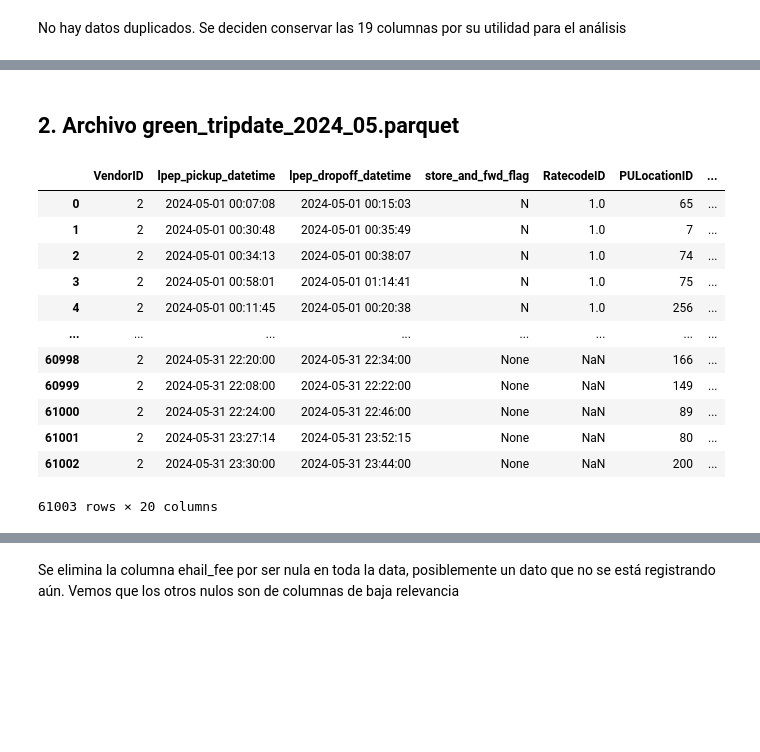
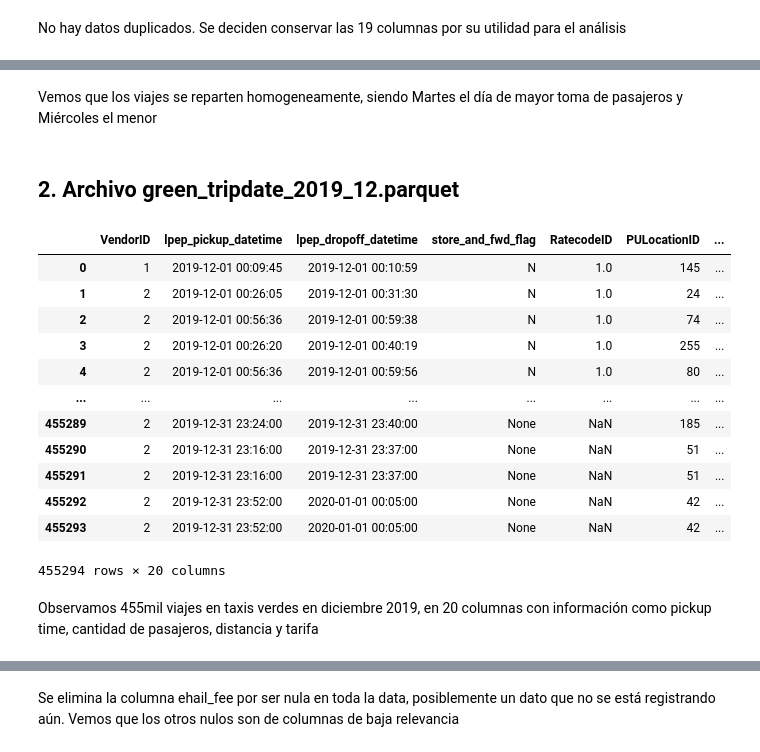
Before and after one commit to ISadir/PF_Data_Science, a Jupyter notebook: notebooks/EDA2.ipynb, the cells around one changed output, grey strips where cells are left out. Drawn from its saved outputs; the diff is of its cells as text; code cells hidden in the pictures; blank space fills up the shorter version.

```diff
--- a/notebooks/EDA2.ipynb
+++ b/notebooks/EDA2.ipynb
@@ -83,22 +252,26 @@ No hay datos duplicados. Se deciden conservar las 19 columnas por su utilidad pa
+# %% [markdown]
+Vemos que los viajes se reparten homogeneamente, siendo Martes el día de mayor toma de pasajeros y Miércoles el menor
 # %% [markdown]
-## 2. Archivo green_tripdate_2024_05.parquet
+## 2. Archivo green_tripdate_2019_12.parquet
 # %%
-df2 = pd.read_parquet(r'C:\Users\migue\OneDrive\Escritorio\Datasets Taxi\green_tripdata_2024-05.parquet', engine='pyarrow')
+df2 = pd.read_parquet(r'C:\Users\migue\Downloads\green_tripdata_2019-12.parquet', engine='pyarrow')
 df2
 # %% [output]
 |  | VendorID | lpep_pickup_datetime | lpep_dropoff_datetime | store_and_fwd_flag | RatecodeID | PULocationID | ... |
-| 0 | 2 | 2024-05-01 00:07:08 | 2024-05-01 00:15:03 | N | 1.0 | 65 | ... |
-| 1 | 2 | 2024-05-01 00:30:48 | 2024-05-01 00:35:49 | N | 1.0 | 7 | ... |
-| 2 | 2 | 2024-05-01 00:34:13 | 2024-05-01 00:38:07 | N | 1.0 | 74 | ... |
-| 3 | 2 | 2024-05-01 00:58:01 | 2024-05-01 01:14:41 | N | 1.0 | 75 | ... |
-| 4 | 2 | 2024-05-01 00:11:45 | 2024-05-01 00:20:38 | N | 1.0 | 256 | ... |
+| 0 | 1 | 2019-12-01 00:09:45 | 2019-12-01 00:10:59 | N | 1.0 | 145 | ... |
+| 1 | 2 | 2019-12-01 00:26:05 | 2019-12-01 00:31:30 | N | 1.0 | 24 | ... |
+| 2 | 2 | 2019-12-01 00:56:36 | 2019-12-01 00:59:38 | N | 1.0 | 74 | ... |
+| 3 | 2 | 2019-12-01 00:26:20 | 2019-12-01 00:40:19 | N | 1.0 | 255 | ... |
+| 4 | 2 | 2019-12-01 00:56:36 | 2019-12-01 00:59:56 | N | 1.0 | 80 | ... |
 | ... | ... | ... | ... | ... | ... | ... | ... |
-| 60998 | 2 | 2024-05-31 22:20:00 | 2024-05-31 22:34:00 | None | NaN | 166 | ... |
-| 60999 | 2 | 2024-05-31 22:08:00 | 2024-05-31 22:22:00 | None | NaN | 149 | ... |
-| 61000 | 2 | 2024-05-31 22:24:00 | 2024-05-31 22:46:00 | None | NaN | 89 | ... |
-| 61001 | 2 | 2024-05-31 23:27:14 | 2024-05-31 23:52:15 | None | NaN | 80 | ... |
-| 61002 | 2 | 2024-05-31 23:30:00 | 2024-05-31 23:44:00 | None | NaN | 200 | ... |
+| 455289 | 2 | 2019-12-31 23:24:00 | 2019-12-31 23:40:00 | None | NaN | 185 | ... |
+| 455290 | 2 | 2019-12-31 23:16:00 | 2019-12-31 23:37:00 | None | NaN | 51 | ... |
+| 455291 | 2 | 2019-12-31 23:16:00 | 2019-12-31 23:37:00 | None | NaN | 51 | ... |
+| 455292 | 2 | 2019-12-31 23:52:00 | 2020-01-01 00:05:00 | None | NaN | 42 | ... |
+| 455293 | 2 | 2019-12-31 23:52:00 | 2020-01-01 00:05:00 | None | NaN | 42 | ... |
-61003 rows × 20 columns
+455294 rows × 20 columns
+# %% [markdown]
+Observamos 455mil viajes en taxis verdes en diciembre 2019, en 20 columnas con información como pickup time, cantidad de pasajeros, distancia y tarifa
 # %%
 duplicated_rows = df2[df2.duplicated()]
 duplicated_rows
```
Also changed, not shown: parts of 63 cells of this notebook, 7 other files.
